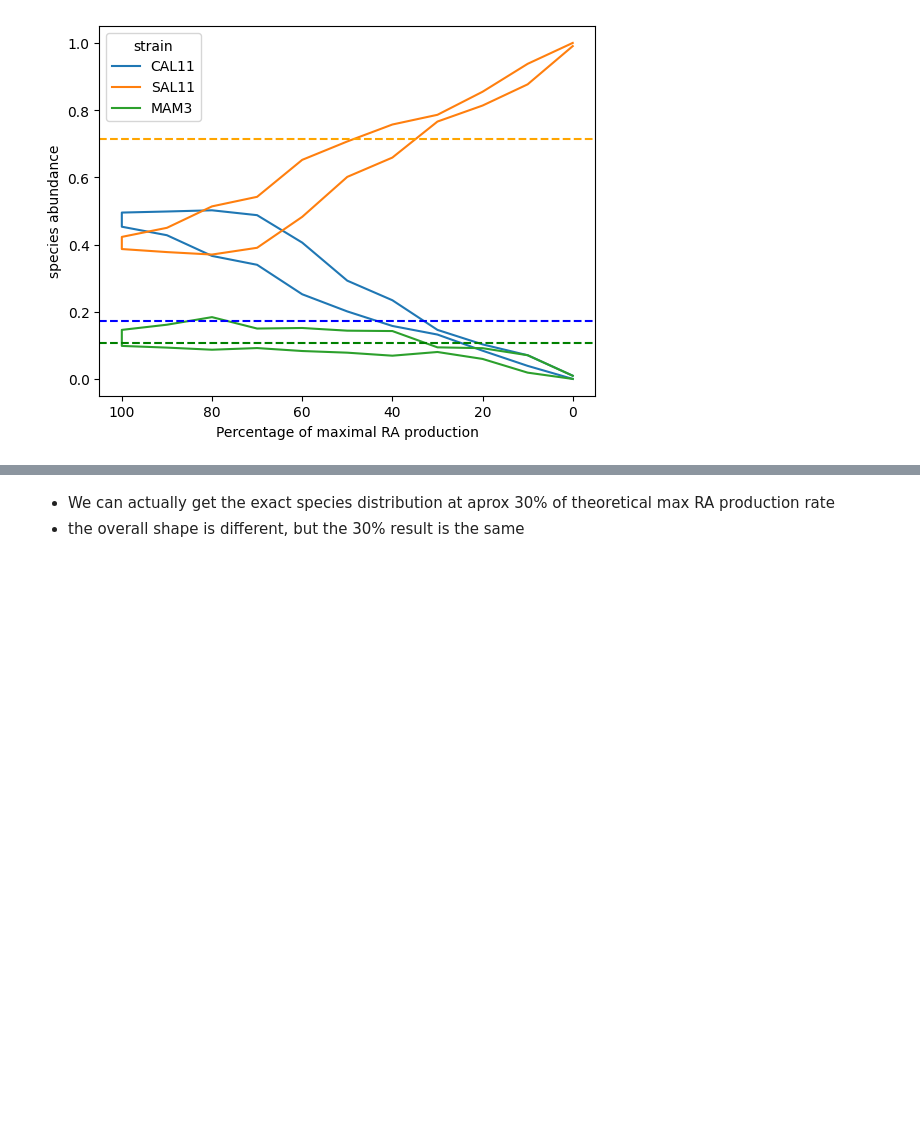
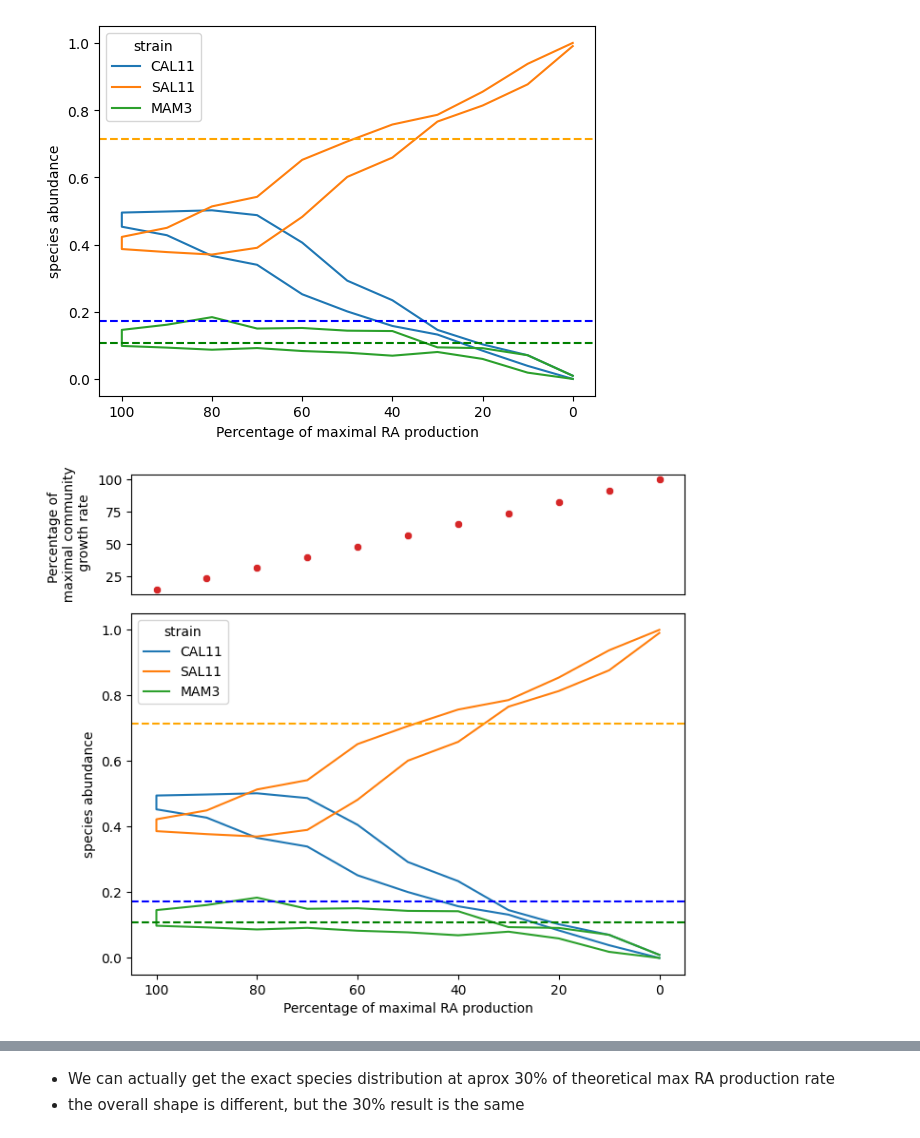
Before and after one commit to andreastallvik/BIOTBT3900, a Jupyter notebook: community_modelling/RAsynthesis/results_mixed_sub_tri.ipynb, the cells around one changed output, grey strips where cells are left out. Cells and saved outputs as stored; diff of their text form; code cells hidden in the pictures; blank space fills up the shorter version.

Commit message:
updates to relative abundance figure to make it clearer

```diff
--- a/community_modelling/RAsynthesis/results_mixed_sub_tri.ipynb
+++ b/community_modelling/RAsynthesis/results_mixed_sub_tri.ipynb
@@ -274,9 +274,10 @@ for i in tqdm(range(num_points)):
     #update the RA reaction constraint
     all_constraints["R_EX_rosma_e"] = (RA_level, float("inf"))
 
-    com_fva_solution = SteadierComFVA(community, constraints=all_constraints, obj_frac=1, allocation=True, w_e=0.002, w_r=0)
+    com_fva_solution, community_growth = SteadierComFVA(community, constraints=all_constraints, obj_frac=1, allocation=True, w_e=0.002, w_r=0, return_community_growth=True)
 
     com_fva_solution["RA_prod_rate"] = RA_level
+    com_fva_solution["community_growth_rate"] = community_growth
     results_list.append(com_fva_solution)
 
 results_df = pd.DataFrame(results_list);
@@ -289,6 +290,34 @@ plot_relative_abundance_RA_prod_glc_xyl(results_df, cal11_ra, sal11_ra, mam3_ra)
 plt.savefig('results/figures/call11_sal11_mam3/relative_abundance_gradient.svg', format='svg')
 # %% [output]
 [figure]
+# %%
+results_df["community_growth_rate_norm"] = (results_df["community_growth_rate"] - 0) / (results_df["community_growth_rate"].max() - 0)
+# %%
+import matplotlib.pyplot as plt
+import matplotlib.gridspec as gridspec
+
+# Create a gridspec instance with 2 rows and 1 column
+gs = gridspec.GridSpec(2, 1, height_ratios=[1, 3])
+
+fig = plt.figure(figsize=(7, 6))
+
+# Create the first subplot on the top with smaller height
+plt.subplot(gs[0])
+sns.scatterplot(data=results_df, x="RA_percentage", y=results_df["community_growth_rate_norm"]*100, color=sns.color_palette()[3])
+plt.gca().invert_xaxis()
+plt.xlabel(None)
+plt.ylabel("Percentage of \n  maximal community  \n growth rate")
+plt.xticks([])
+
+# Create the second subplot on the bottom with larger height
+plt.subplot(gs[1])
+plot_relative_abundance_RA_prod_glc_xyl(results_df, cal11_ra, sal11_ra, mam3_ra)
+
+plt.tight_layout()
+plt.savefig('results/figures/call11_sal11_mam3/relative_abundance_gradient_growth_rate.svg', format='svg')
+plt.show()
+# %% [output]
+[figure, added]
 # %%
 results_df[(results_df["RA_percentage"] == 50.0) | (results_df["RA_percentage"] == 40.0) | (results_df["RA_percentage"] == 30.0)]
 # %% [output]
```
Also changed, not shown: 2 other files.
